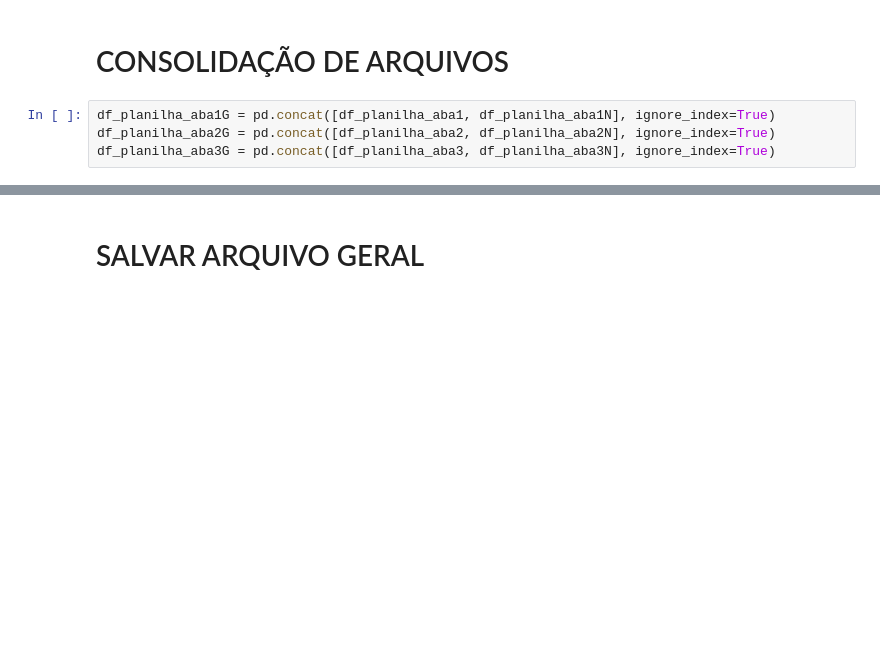
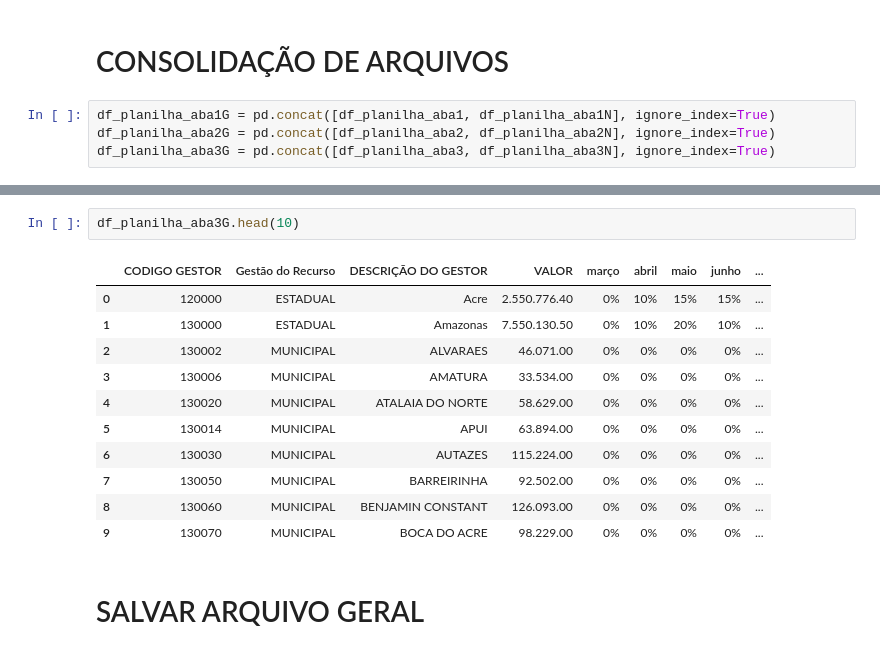
Before and after one commit to otavioaugust1/CONSOLIDACAO_PORTARIA_90, a Jupyter notebook: consolidar.ipynb, the cells around one changed output, grey strips where cells are left out. Cells and saved outputs as stored; diff of their text form; blank space fills up the shorter version.

```diff
--- a/consolidar.ipynb
+++ b/consolidar.ipynb
@@ -380,3 +418,17 @@ df_planilha_aba3G = pd.concat([df_planilha_aba3, df_planilha_aba3N], ignore_inde
+# %%
+df_planilha_aba3G.head(10)
+# %% [output]
+|  | CODIGO GESTOR | Gestão do Recurso | DESCRIÇÃO DO GESTOR | VALOR | março | abril | maio | junho | ... |
+| 0 | 120000 | ESTADUAL | Acre | 2.550.776.40 | 0% | 10% | 15% | 15% | ... |
+| 1 | 130000 | ESTADUAL | Amazonas | 7.550.130.50 | 0% | 10% | 20% | 10% | ... |
+| 2 | 130002 | MUNICIPAL | ALVARAES | 46.071.00 | 0% | 0% | 0% | 0% | ... |
+| 3 | 130006 | MUNICIPAL | AMATURA | 33.534.00 | 0% | 0% | 0% | 0% | ... |
+| 4 | 130020 | MUNICIPAL | ATALAIA DO NORTE | 58.629.00 | 0% | 0% | 0% | 0% | ... |
+| 5 | 130014 | MUNICIPAL | APUI | 63.894.00 | 0% | 0% | 0% | 0% | ... |
+| 6 | 130030 | MUNICIPAL | AUTAZES | 115.224.00 | 0% | 0% | 0% | 0% | ... |
+| 7 | 130050 | MUNICIPAL | BARREIRINHA | 92.502.00 | 0% | 0% | 0% | 0% | ... |
+| 8 | 130060 | MUNICIPAL | BENJAMIN CONSTANT | 126.093.00 | 0% | 0% | 0% | 0% | ... |
+| 9 | 130070 | MUNICIPAL | BOCA DO ACRE | 98.229.00 | 0% | 0% | 0% | 0% | ... |
 # %% [markdown]
 # SALVAR ARQUIVO GERAL
 # %% [markdown]
```
Also changed, not shown: parts of 11 cells of this notebook.
